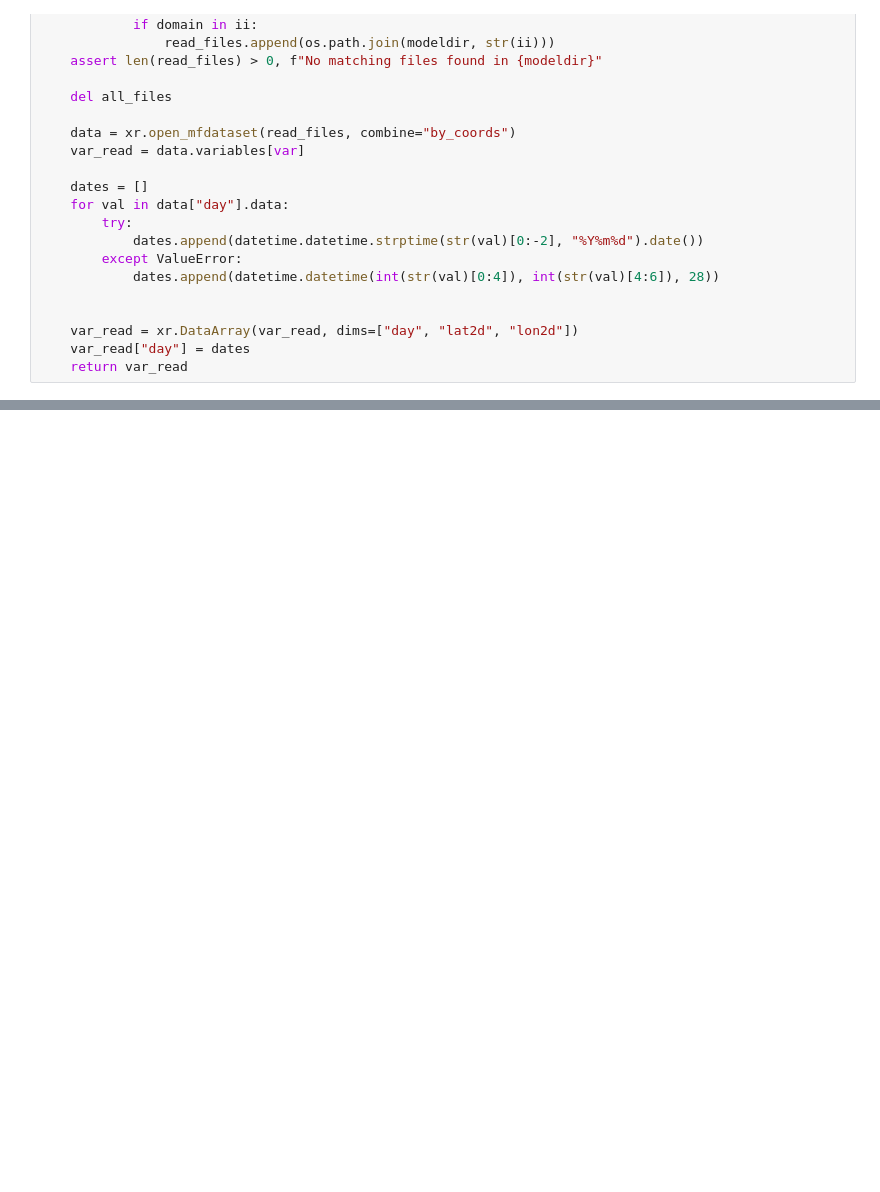
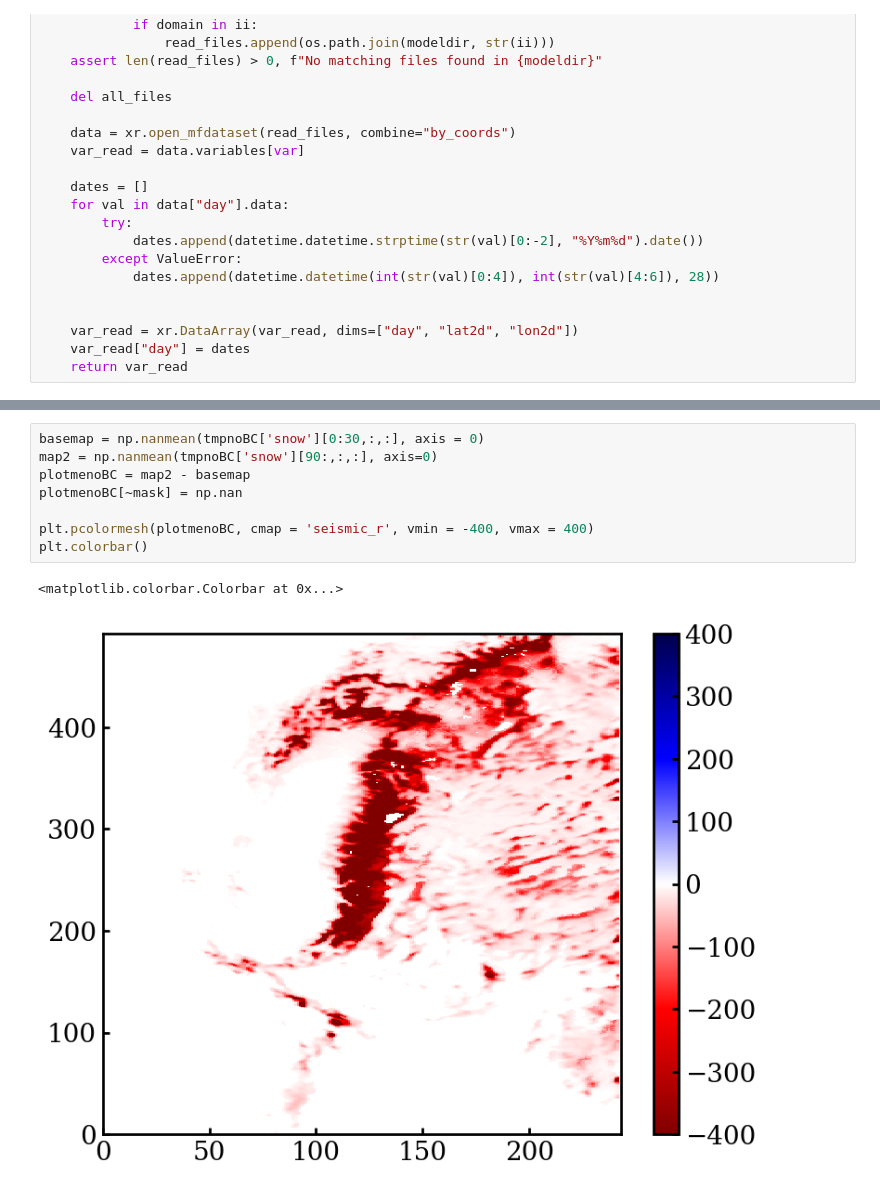
Before and after one commit to mariannecowherd/snow_drought, a Jupyter notebook: downscaling/downscale-swei.ipynb, the cells around one changed output, grey strips where cells are left out. Cells and saved outputs as stored; diff of their text form; blank space fills up the shorter version.

```diff
--- a/downscaling/downscale-swei.ipynb
+++ b/downscaling/downscale-swei.ipynb
@@ -450,0 +470,11 @@ def reshape_data(ds, var):
+# %%
+basemap = np.nanmean(tmpnoBC['snow'][0:30,:,:], axis = 0)
+map2 = np.nanmean(tmpnoBC['snow'][90:,:,:], axis=0)
+plotmenoBC = map2 - basemap
+plotmenoBC[~mask] = np.nan
+
+plt.pcolormesh(plotmenoBC, cmap = 'seismic_r', vmin = -400, vmax = 400)
+plt.colorbar()
+# %% [output]
+<matplotlib.colorbar.Colorbar at 0x...>
+[figure, added]
```
Also changed, not shown: parts of 28 cells of this notebook, 23 other files.
